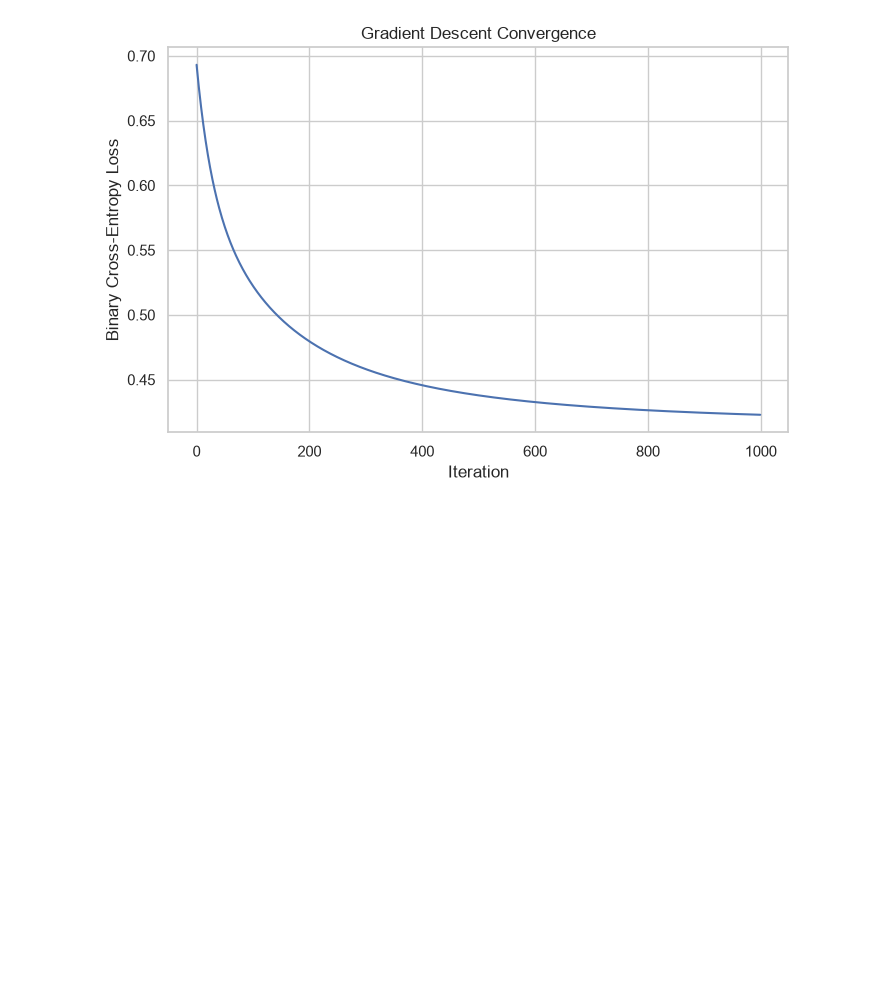
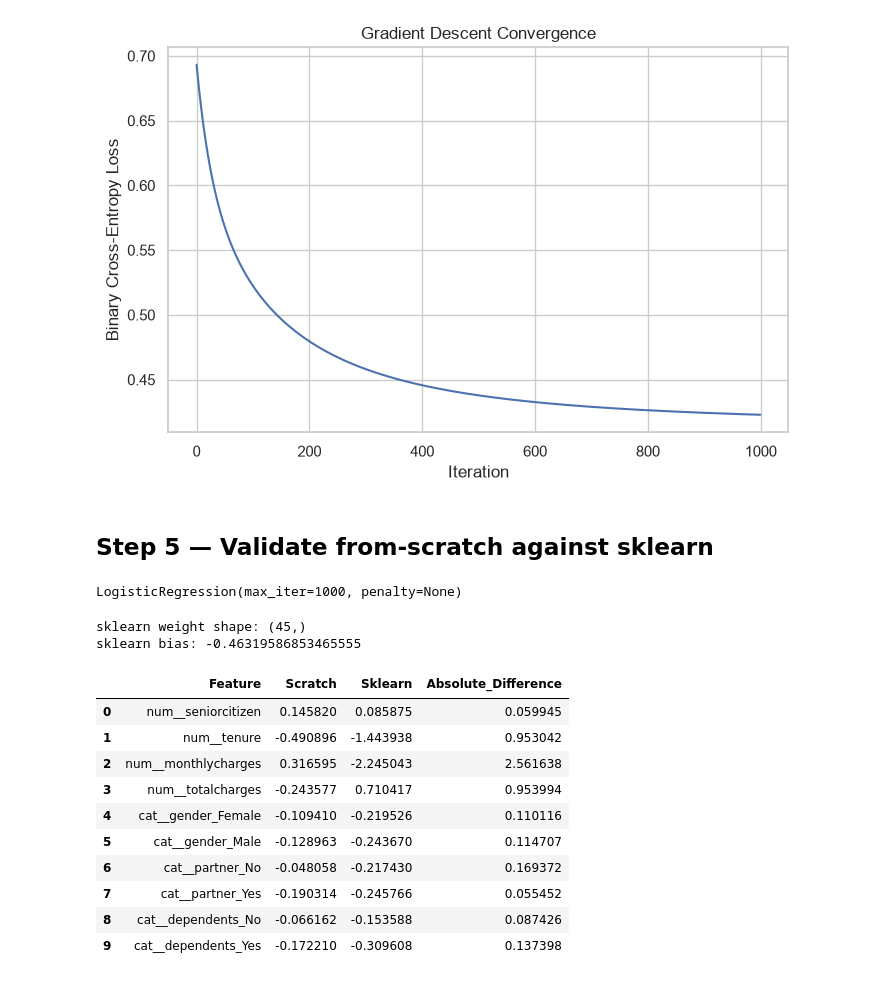
Before and after one commit to ZahinAwosaf/telco-churn-classification, a Jupyter notebook: telco_customer_churn.ipynb, the cells around one changed output. Cells and saved outputs as stored; diff of their text form; code cells hidden in the pictures; blank space fills up the shorter version.

Commit message:
Step - 6

```diff
--- a/telco_customer_churn.ipynb
+++ b/telco_customer_churn.ipynb
@@ -283,3 +289,42 @@ plt.title("Gradient Descent Convergence")
 plt.show()
 # %% [output]
 [figure]
+# %% [markdown]
+## Step 5 — Validate from-scratch against sklearn
+# %%
+sk_model = LogisticRegression(penalty = None, solver='lbfgs', max_iter = 1000)
+sk_model.fit(X_train_processed, y_train)
+# %% [output]
+LogisticRegression(max_iter=1000, penalty=None)
+# %%
+sk_weights = sk_model.coef_.flatten()
+sk_bias = sk_model.intercept_[0]
+
+print('sklearn weight shape:', sk_weights.shape)
+print('sklearn bias:', sk_bias)
+# %% [output]
+sklearn weight shape: (45,)
+sklearn bias: -0.46319586853465555
+# %%
+feature_names = preprocessor.get_feature_names_out()
+
+coef_comparison = pd.DataFrame({
+    'Feature': feature_names,
+    'Scratch': weights,
+    'Sklearn': sk_weights
+})
+
+coef_comparison['Absolute_Difference'] = (coef_comparison['Scratch'] - coef_comparison['Sklearn']).abs()
+coef_comparison.head(10)
+# %% [output]
+|  | Feature | Scratch | Sklearn | Absolute_Difference |
+| 0 | num__seniorcitizen | 0.145820 | 0.085875 | 0.059945 |
+| 1 | num__tenure | -0.490896 | -1.443938 | 0.953042 |
+| 2 | num__monthlycharges | 0.316595 | -2.245043 | 2.561638 |
+| 3 | num__totalcharges | -0.243577 | 0.710417 | 0.953994 |
+| 4 | cat__gender_Female | -0.109410 | -0.219526 | 0.110116 |
+| 5 | cat__gender_Male | -0.128963 | -0.243670 | 0.114707 |
+| 6 | cat__partner_No | -0.048058 | -0.217430 | 0.169372 |
+| 7 | cat__partner_Yes | -0.190314 | -0.245766 | 0.055452 |
+| 8 | cat__dependents_No | -0.066162 | -0.153588 | 0.087426 |
+| 9 | cat__dependents_Yes | -0.172210 | -0.309608 | 0.137398 |
```
Also changed, not shown: parts of 25 cells of this notebook.
